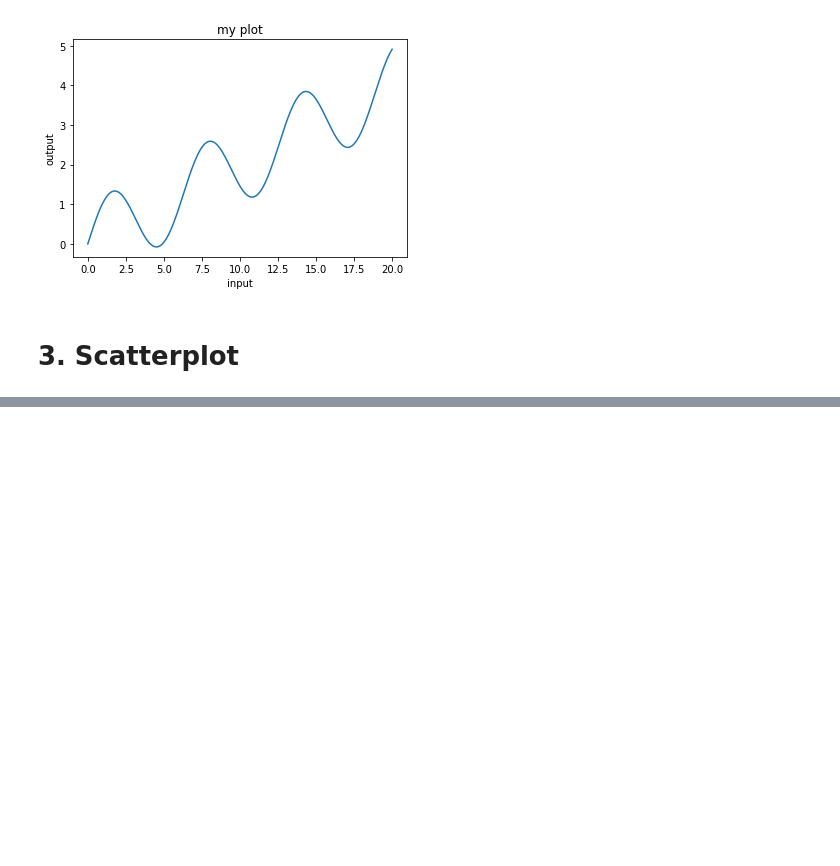
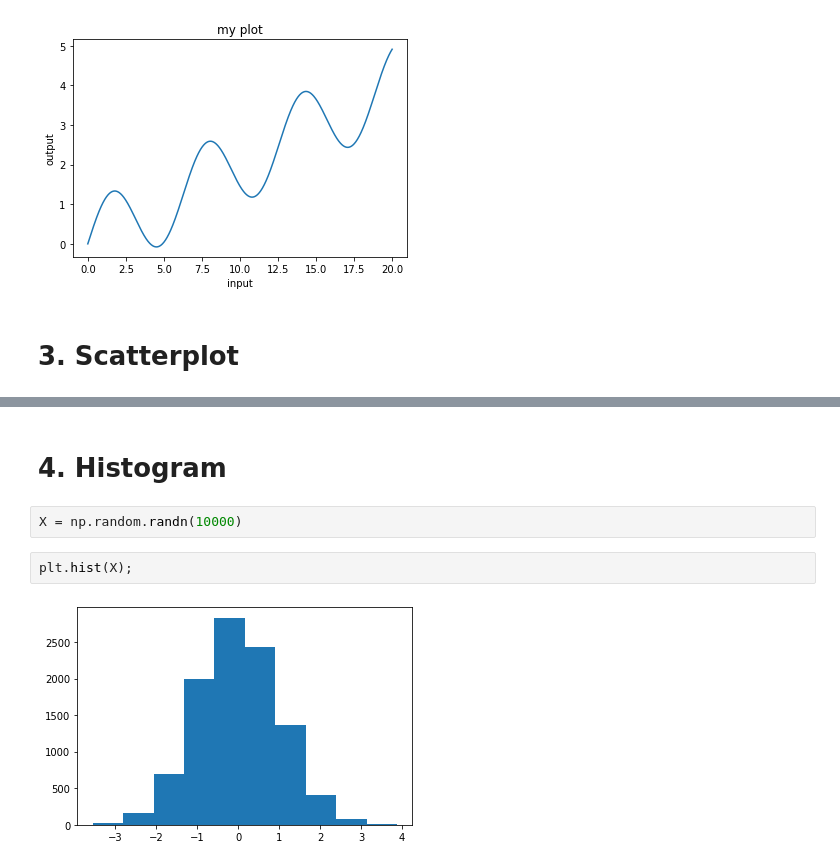
Before and after one commit to clshu/LP_numpy_stack, a Jupyter notebook: Matplotlib_LP.ipynb, the cells around one changed output, grey strips where cells are left out. Cells and saved outputs as stored; diff of their text form; blank space fills up the shorter version.

Commit message:
4. Histogram

```diff
--- a/Matplotlib_LP.ipynb
+++ b/Matplotlib_LP.ipynb
@@ -42,0 +43,8 @@ plt.scatter(X[:,0], X[:,1], c=Y);
+# %% [markdown]
+# 4. Histogram
+# %%
+X = np.random.randn(10000)
+# %%
+plt.hist(X);
+# %% [output]
+[figure, added]
```
Also changed, not shown: parts of 4 cells of this notebook.
